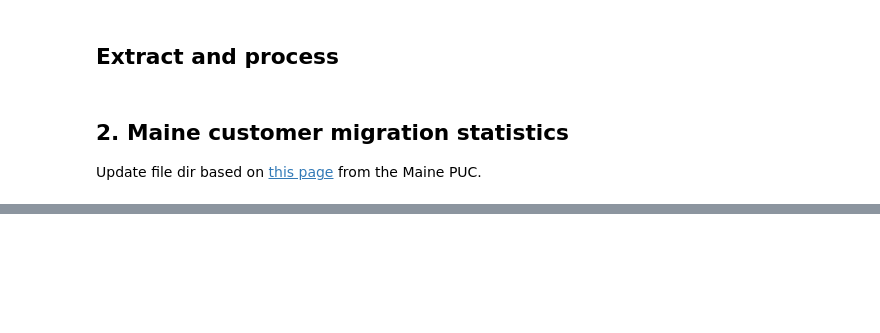
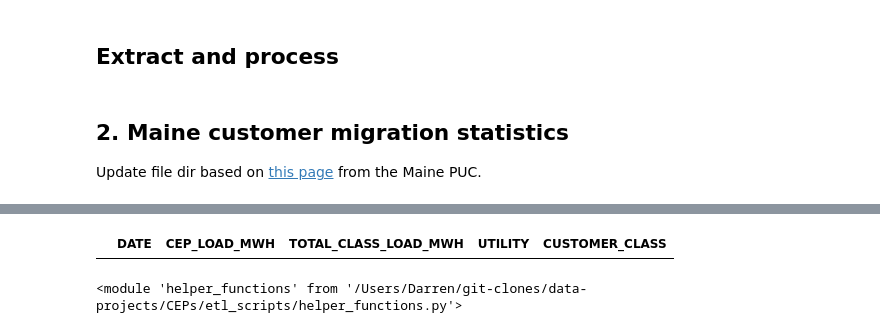
Before and after one commit to darrenfishell/data-projects, a Jupyter notebook: CEPs/etl_scripts/cep_data_prep.ipynb, the cells around one changed output, grey strips where cells are left out. Saved outputs shown, nothing was run; the diff lists cells and outputs as text; code cells hidden in the pictures; blank space fills up the shorter version.

```diff
--- a/CEPs/etl_scripts/cep_data_prep.ipynb
+++ b/CEPs/etl_scripts/cep_data_prep.ipynb
@@ -126,0 +119,8 @@ Captured and wrote Load file of shape (825, 4)
+# %%
+migration_df[migration_df['CUSTOMER_CLASS'] == 'MEDIUM']
+# %% [output]
+|  | DATE | CEP_LOAD_MWH | TOTAL_CLASS_LOAD_MWH | UTILITY | CUSTOMER_CLASS |
+# %%
+reload(hf)
+# %% [output]
+<module 'helper_functions' from '/Users/Darren/git-clones/data-projects/CEPs/etl_scripts/helper_functions.py'>
```
Also changed, not shown: parts of 4 cells of this notebook, 4 other files.
